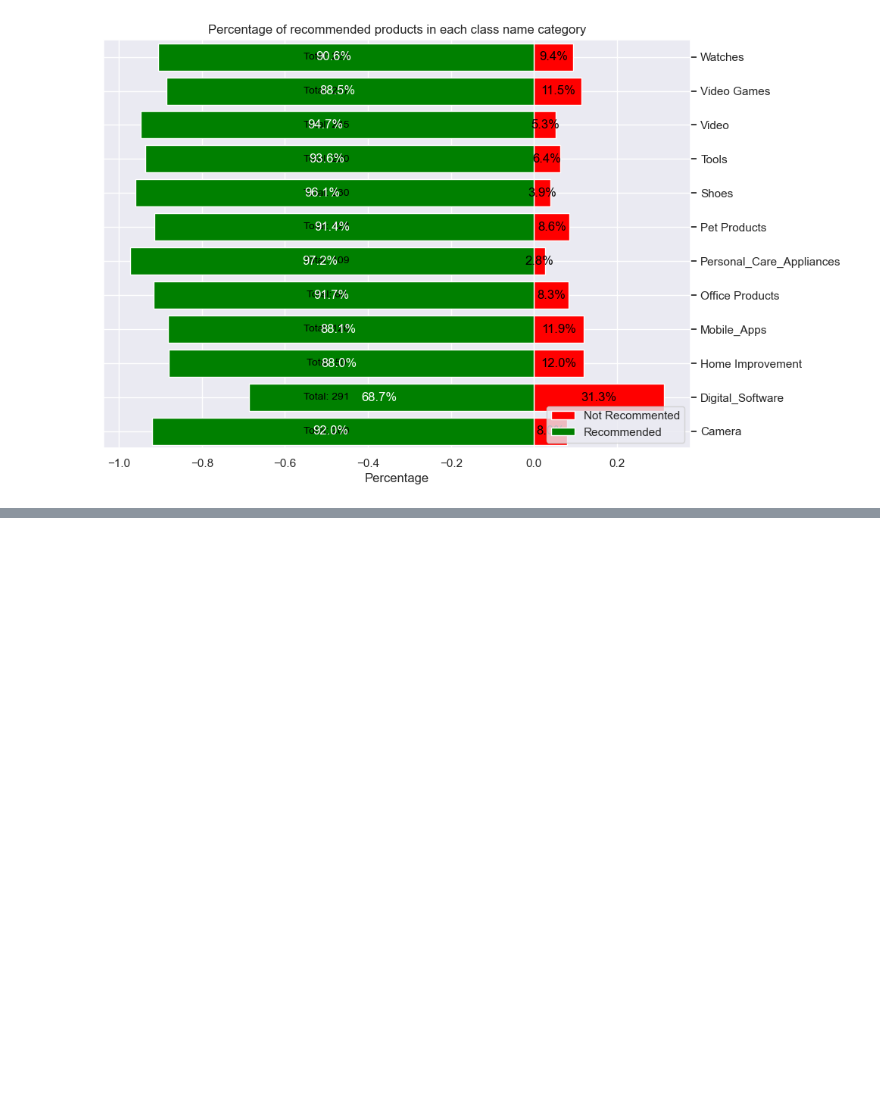
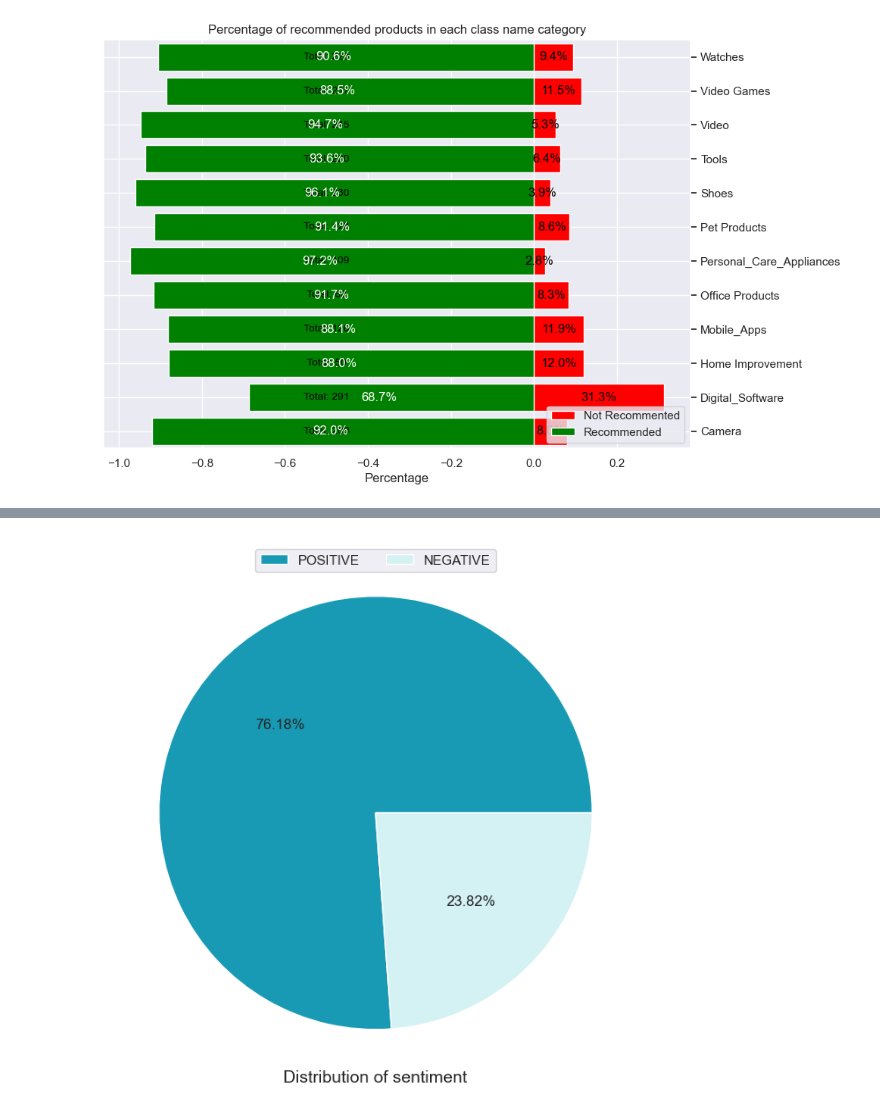
Before and after one commit to arunpaulvarghese/Bert_Text_Analysis, a Jupyter notebook: Capstone.ipynb, the cells around one changed output, grey strips where cells are left out. Saved outputs shown, nothing was run; the diff lists cells and outputs as text; code cells hidden in the pictures; blank space fills up the shorter version.

Commit message:
new tokenization is performed with generating negative and positive words gathering

```diff
--- a/Capstone.ipynb
+++ b/Capstone.ipynb
@@ -131,0 +150,4 @@ plt.show()
+# %%
+data=pd.DataFrame(dataset)
+col=["review_body","star_rating"]
+data=data.loc[:,col]
@@ -131,0 +173,17 @@ plt.show()
+# %%
+# map ratings 1, 2, 3 to 0 (NEGATIVE) and 4, 5 to 1 (POSITIVE)
+sentiment_score = {1: 0,
+                   2: 0,
+                   3: 0,
+                   4: 1,
+                   5: 1}
+
+sentiment = {0: 'NEGATIVE',
+             1: 'POSITIVE'}
+
+
+# mapping
+data['sentiment_score'] = data['star_rating'].map(sentiment_score)
+data['sentiment'] = data['sentiment_score'].map(sentiment)
+
+data.head()
@@ -131,0 +197,13 @@ plt.show()
+# %%
+# distribution of sentiment
+plt.figure(figsize = (8, 8))
+
+labels = ['POSITIVE', 'NEGATIVE']
+colors = ['#189AB4', '#D4F1F4']
+plt.pie(data['sentiment'].value_counts(), autopct='%0.2f%%',colors=colors)
+
+plt.title('Distribution of sentiment', size=14, y=-0.01)
+plt.legend(labels, ncol=2, loc=9)
+plt.show()
+# %% [output]
+[figure, added]
```
Also changed, not shown: parts of 31 cells of this notebook, 2 other files.
